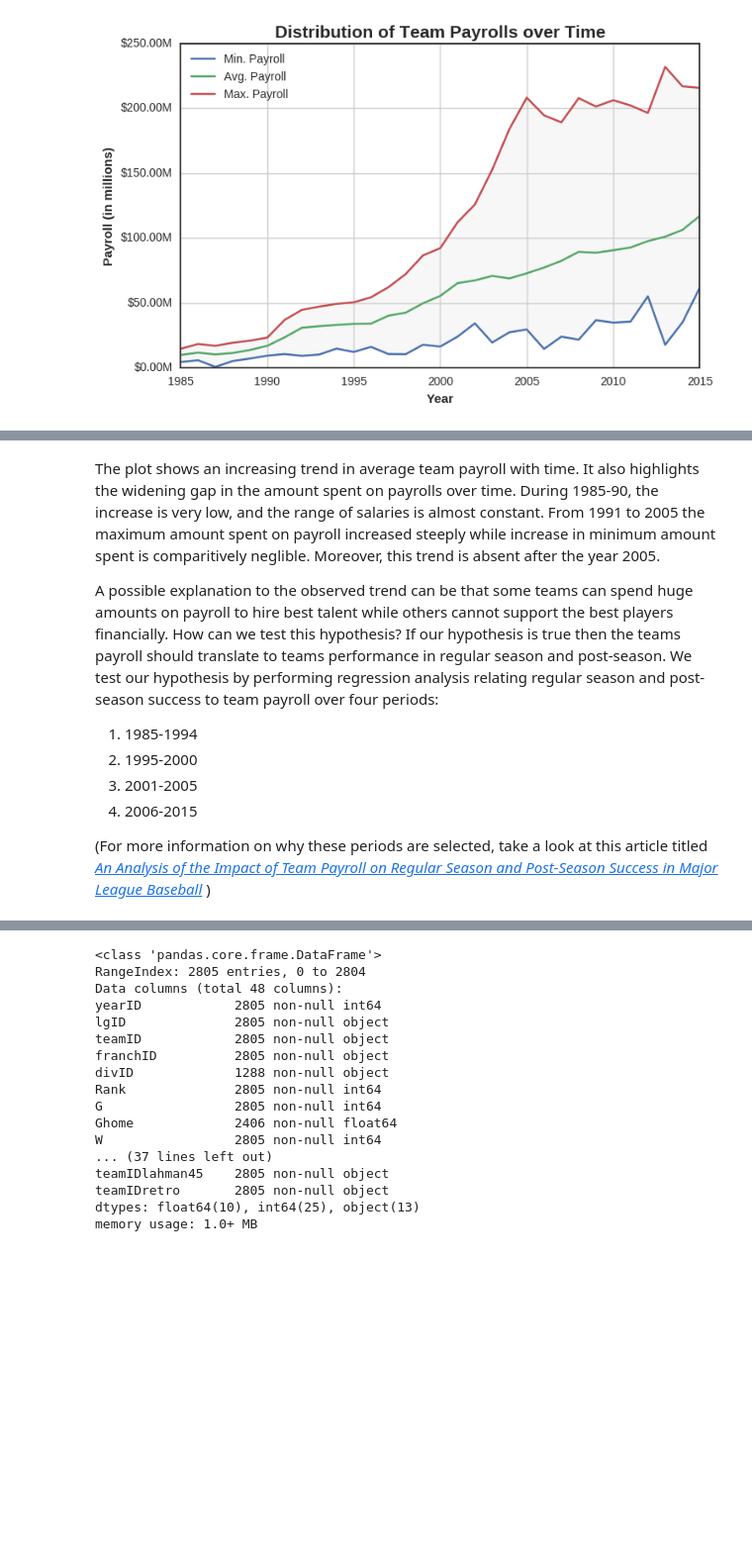
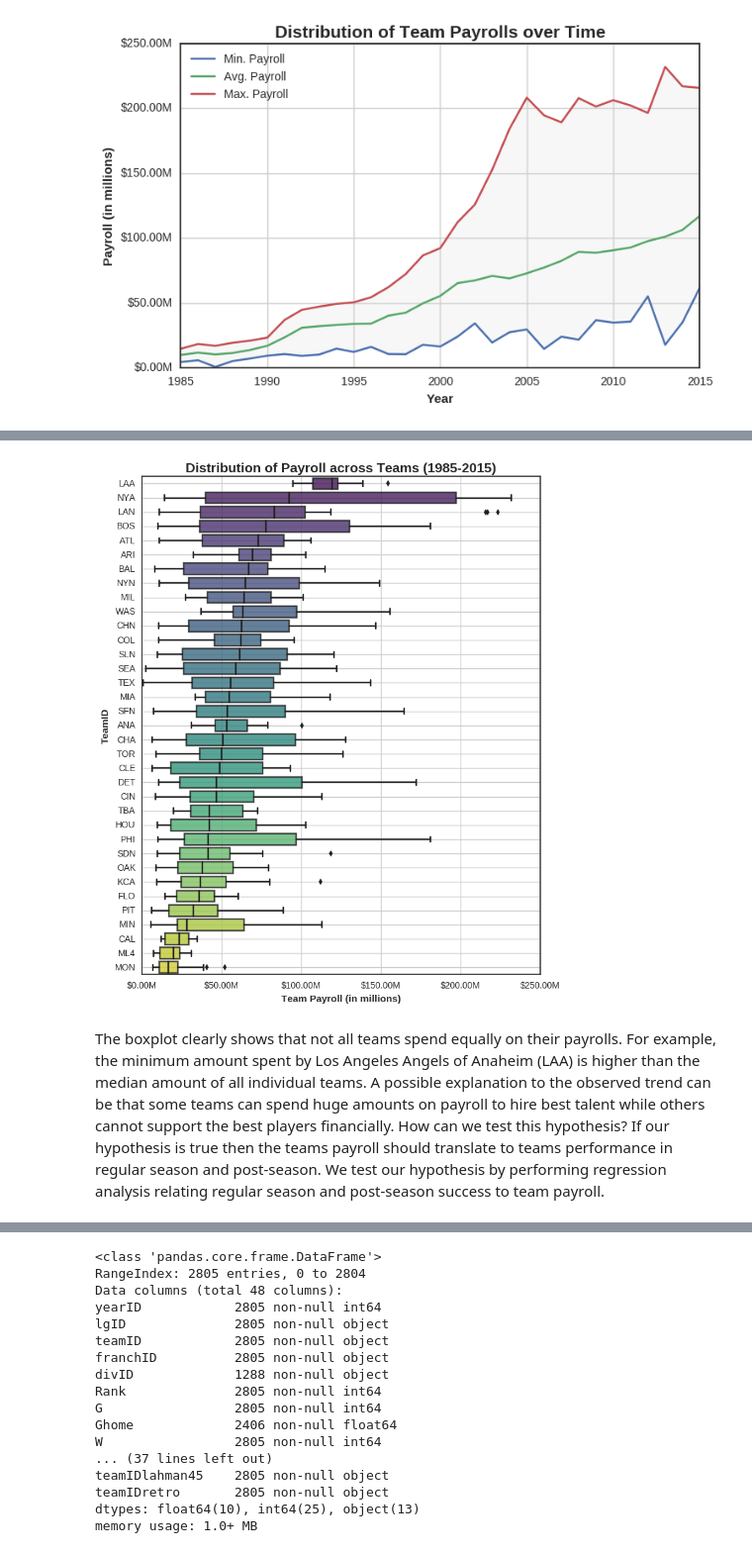
Before and after one commit to bonamprabhu/baseball-statistics, a Jupyter notebook: baseball-statistics.ipynb, the cells around one changed output, grey strips where cells are left out. Shown at 99% size. Cells and saved outputs as stored; diff of their text form; code cells hidden in the pictures; blank space fills up the shorter version.

Commit message:
summarize: Document finding from regression analysis of MLB payrolls

```diff
--- a/baseball-statistics.ipynb
+++ b/baseball-statistics.ipynb
@@ -139,11 +150,17 @@ plt.grid()
+# %%
+plt.figure(figsize=(8,10))
+
+order = yearly_payroll.groupby('teamID').median().sort_values(by='salary', ascending=False).index
+g = sns.boxplot(data=yearly_payroll, x='salary', y='teamID', order=order, palette='viridis')
+
+plt.setp(g.artists, alpha=0.8)
+g.xaxis.set_major_formatter(formatter)
+g.set_title("Distribution of Payroll across Teams (1985-2015)", fontsize=15, weight='bold')
+g.set_xlabel("Team Payroll (in millions)", weight='bold')
+g.set_ylabel("TeamID", weight='bold')
+
+g.grid()
+# %% [output]
+[figure, added]
 # %% [markdown]
-The plot shows an increasing trend in average team payroll with time. It also highlights the widening gap in the amount spent on payrolls over time. During 1985-90, the increase is very low, and the range of salaries is almost constant. From 1991 to 2005 the maximum amount spent on payroll increased steeply while increase in minimum amount spent is comparitively neglible. Moreover, this trend is absent after the year 2005.
-
-A possible explanation to the observed trend can be that some teams can spend huge amounts on payroll to hire best talent while others cannot support the best players financially. How can we test this hypothesis? If our hypothesis is true then the teams payroll should translate to teams performance in regular season and post-season. We test our hypothesis by performing regression analysis relating regular season and post-season success to team payroll over four periods:
-
-1. 1985-1994
-2. 1995-2000
-3. 2001-2005
-4. 2006-2015
-
-(For more information on why these periods are selected, take a look at this article titled [_An Analysis of the Impact of Team Payroll on Regular Season and Post-Season Success in Major League Baseball_](http://digitalcommons.iwu.edu/cgi/viewcontent.cgi?article=1046&context=uer) )
+The boxplot clearly shows that not all teams spend equally on their payrolls. For example, the minimum amount spent by Los Angeles Angels of Anaheim (LAA) is higher than the median amount of all individual teams. A possible explanation to the observed trend can be that some teams can spend huge amounts on payroll to hire best talent while others cannot support the best players financially. How can we test this hypothesis? If our hypothesis is true then the teams payroll should translate to teams performance in regular season and post-season. We test our hypothesis by performing regression analysis relating regular season and post-season success to team payroll.
```
Also changed, not shown: parts of 29 cells of this notebook, 1 other file.
